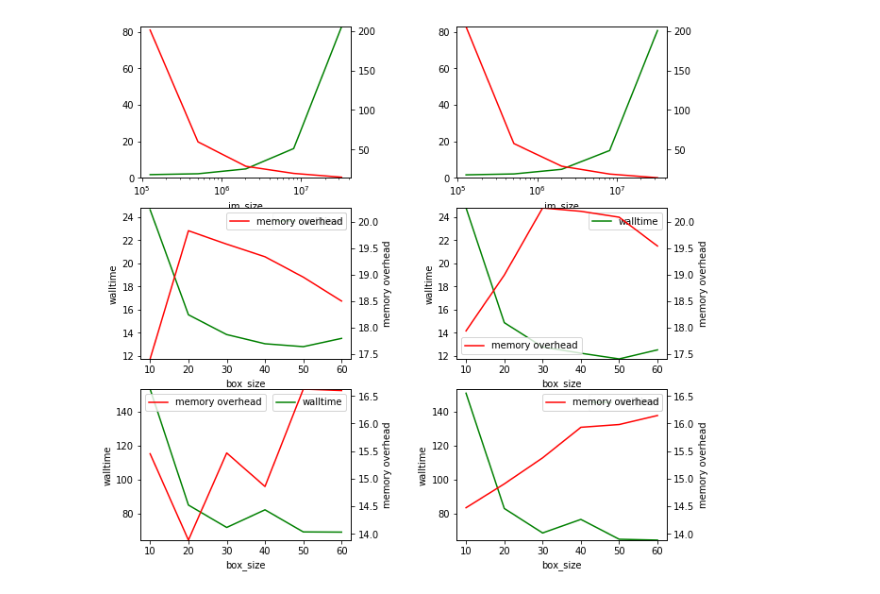
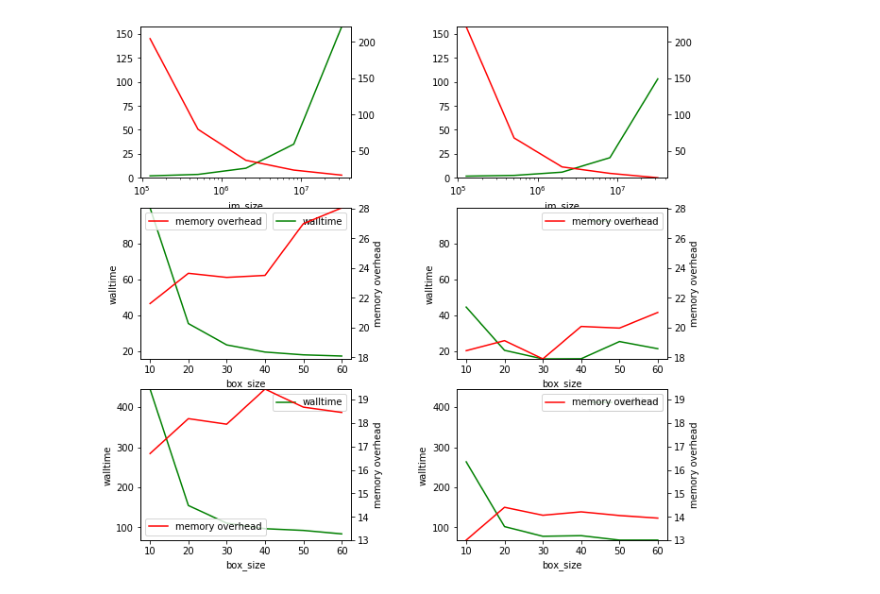
Before and after one commit to ADACS-Australia/SS19B-Robotham, a Jupyter notebook: ProFound_Profiling.ipynb, the cells around one changed output. Saved outputs shown, nothing was run; the diff lists cells and outputs as text; code cells hidden in the pictures.

```diff
--- a/ProFound_Profiling.ipynb
+++ b/ProFound_Profiling.ipynb
@@ -69,38 +69,38 @@ files = 'profile_results/skygrid-original.csv', 'profile_results/skygrid-adacs.c
 #files = 'profile_results/bobjects-baseline3.csv', 'profile_results/bobjects-baseline4.csv'
 files = 'profile_results/mask_profound-adacs.csv', 'profile_results/bobjects-profound-adacs.csv'
 files = 'profile_results/mask_profound-adacs.csv', 'profile_results/bobjects-faster-profound-adacs.csv'
-files = 'profile_results/bobjects-faster-profound-adacs.csv', 'profile_results/bobjects-smarter-profound-adacs.csv'
+files = 'profile_results/profound_profiling_original.csv', 'profile_results/28oct-profound-adacs.csv'
 column_axes = subplots[:,0], subplots[:,1]
 min1a = None
 max1a = None
 min2a = None
 max2a = None
 
 min1b = None
 max1b = None
 min2b = None
 max2b = None
 
 min1c = None
 max1c = None
 min2c = None
 max2c = None
 
 baseline = pd.read_csv(basefile, sep=' *, *')
 for fname in files:
     data = pd.read_csv(fname, sep=' *, *')
     #data = remove_baseline(data, baseline)
     min1a, max1a, min2a, max2a = data_range(data,  0, 5, min1a, max1a, min2a, max2a)
     min1b, max1b, min2b, max2b = data_range(data,  5,11, min1b, max1b, min2b, max2b)
     min1c, max1c, min2c, max2c = data_range(data, 11,17, min1c, max1c, min2c, max2c)
 
 for fname, axes in zip(files, column_axes):
     data = pd.read_csv(fname, sep=' *, *')
     #data = remove_baseline(data, baseline)
     #data['walltime'] = pd.to_datetime(data['walltime'], format='%S.%f')
     overview(axes[0], data, 0, 5, min1a, max1a, min2a, max2a)
     box_variation(axes[1], data, 5, 11, min1b, max1b, min2b, max2b)
     box_variation(axes[2], data, 11, 17, min1c, max1c, min2c, max2c)
 fig.subplots_adjust(wspace=0.5)
 # %% [output]
-[figure, old version]
+[figure, new version]
```
Also changed, not shown: 11 other files.
